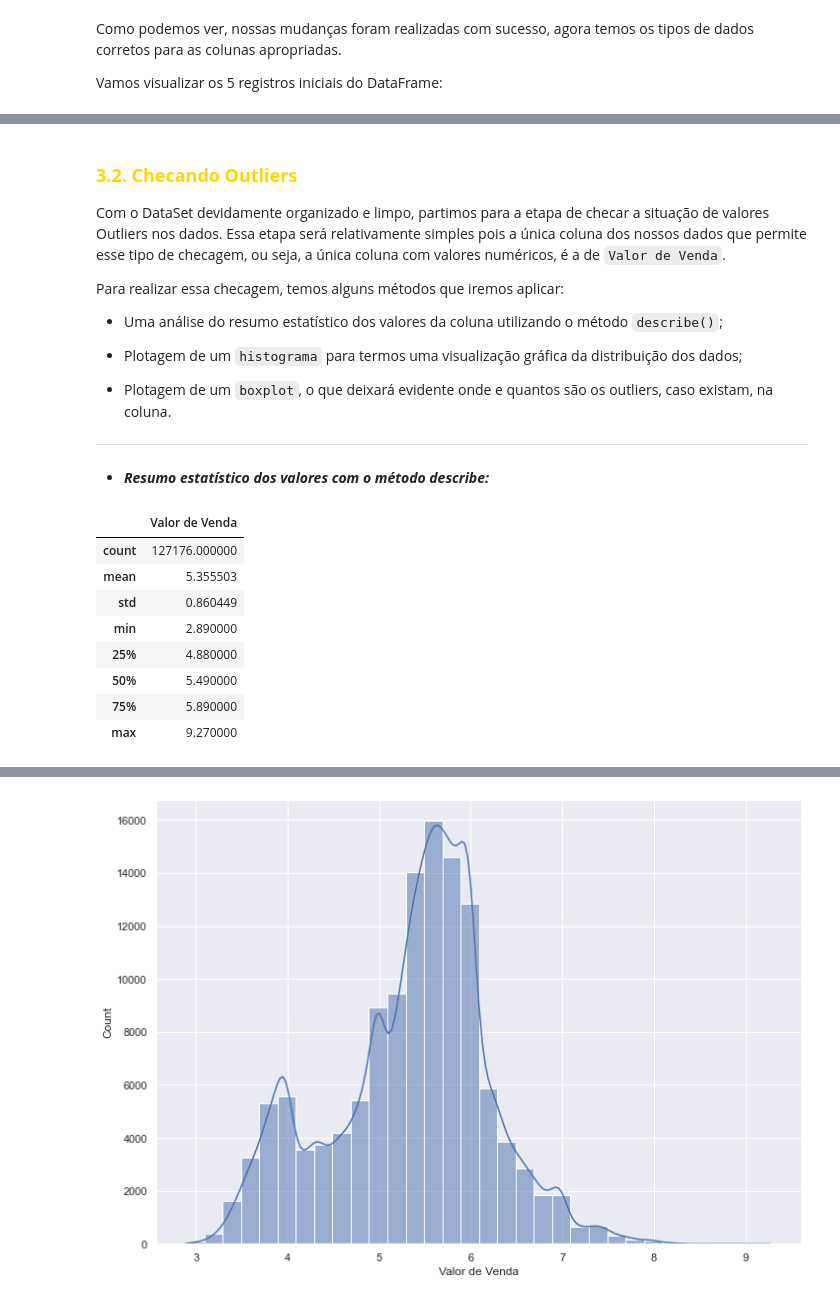
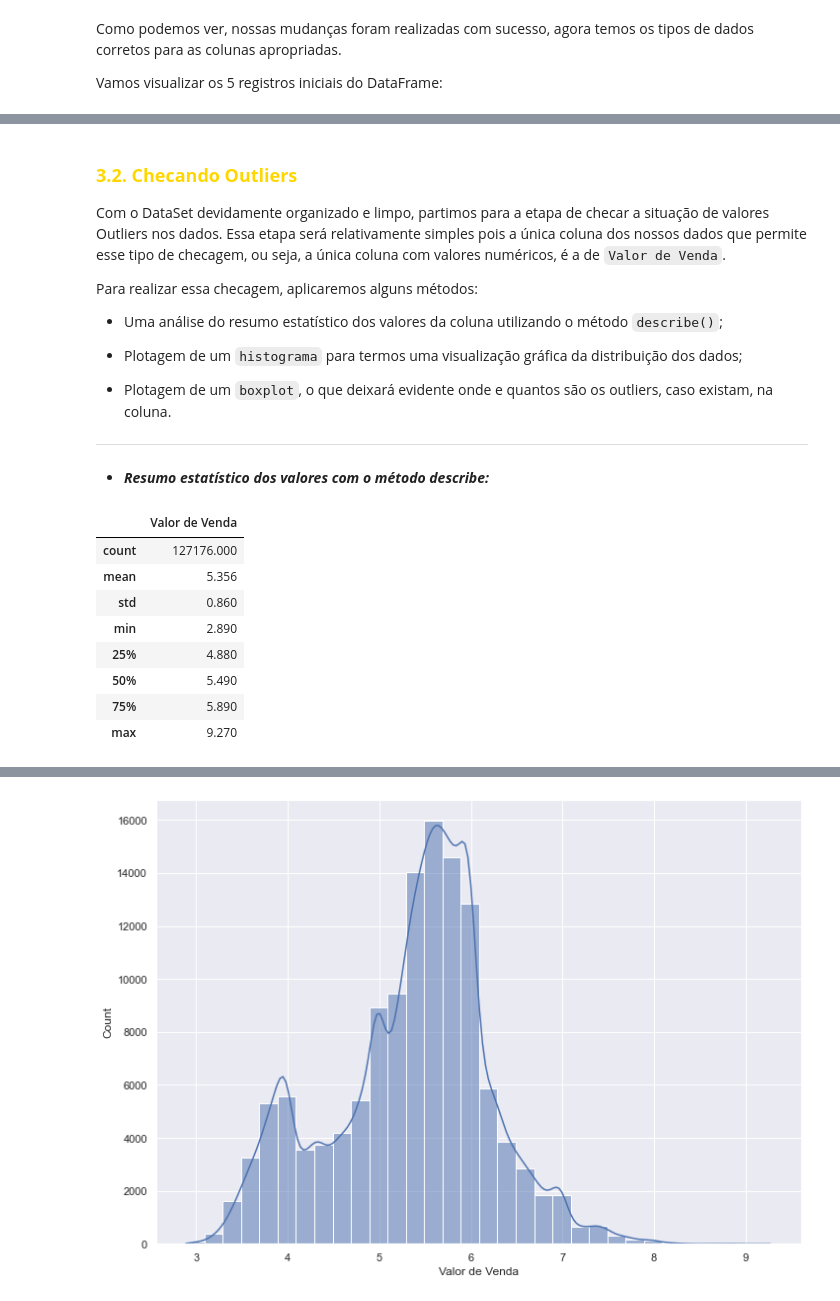
Before and after one commit to pedrorcm/Analise-Combustiveis-M4, a Jupyter notebook: main.ipynb, the cells around one changed output, grey strips where cells are left out. Cells and saved outputs as stored; diff of their text form; code cells hidden in the pictures.

```diff
--- a/main.ipynb
+++ b/main.ipynb
@@ -345,7 +342,7 @@ conjunto_dados.head()
 
 Com o DataSet devidamente organizado e limpo, partimos para a etapa de checar a situação de valores Outliers nos dados. Essa etapa será relativamente simples pois a única coluna dos nossos dados que permite esse tipo de checagem, ou seja, a única coluna com valores numéricos, é a de `Valor de Venda`.
 
-Para realizar essa checagem, temos alguns métodos que iremos aplicar:
+Para realizar essa checagem, aplicaremos alguns métodos:
 
 - Uma análise do resumo estatístico dos valores da coluna utilizando o método `describe()`;
 
@@ -357,17 +354,17 @@ Para realizar essa checagem, temos alguns métodos que iremos aplicar:
 # %% [markdown]
 - <font color='FAFACC'>**_Resumo estatístico dos valores com o método describe:_**
 # %%
-conjunto_dados.describe()
+conjunto_dados.describe().round(3)
 # %% [output]
 |  | Valor de Venda |
-| count | 127176.000000 |
-| mean | 5.355503 |
-| std | 0.860449 |
-| min | 2.890000 |
-| 25% | 4.880000 |
-| 50% | 5.490000 |
-| 75% | 5.890000 |
-| max | 9.270000 |
+| count | 127176.000 |
+| mean | 5.356 |
+| std | 0.860 |
+| min | 2.890 |
+| 25% | 4.880 |
+| 50% | 5.490 |
+| 75% | 5.890 |
+| max | 9.270 |
 # %% [markdown]
 Com isso, podemos ter uma compreensão mais apurada acerca da coluna, notavelmente:
 
```
Also changed, not shown: parts of 18 cells of this notebook.
